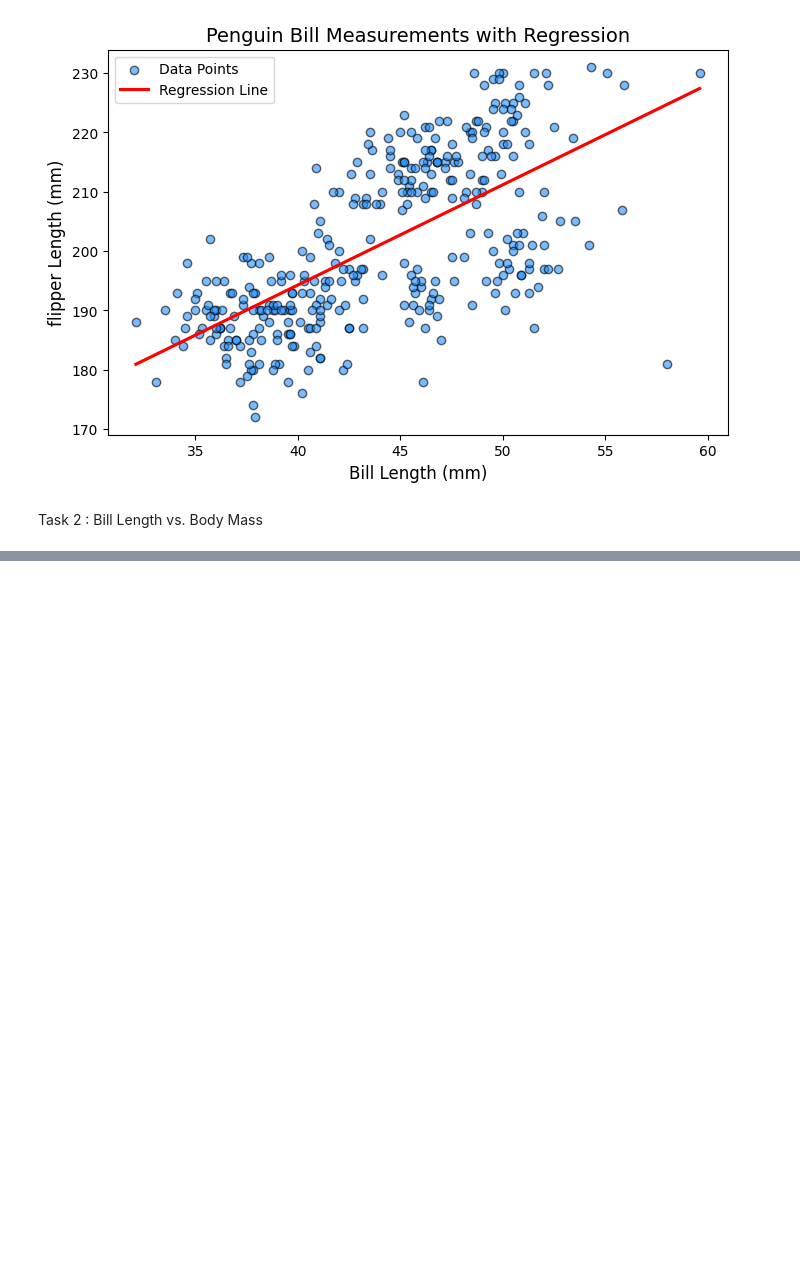
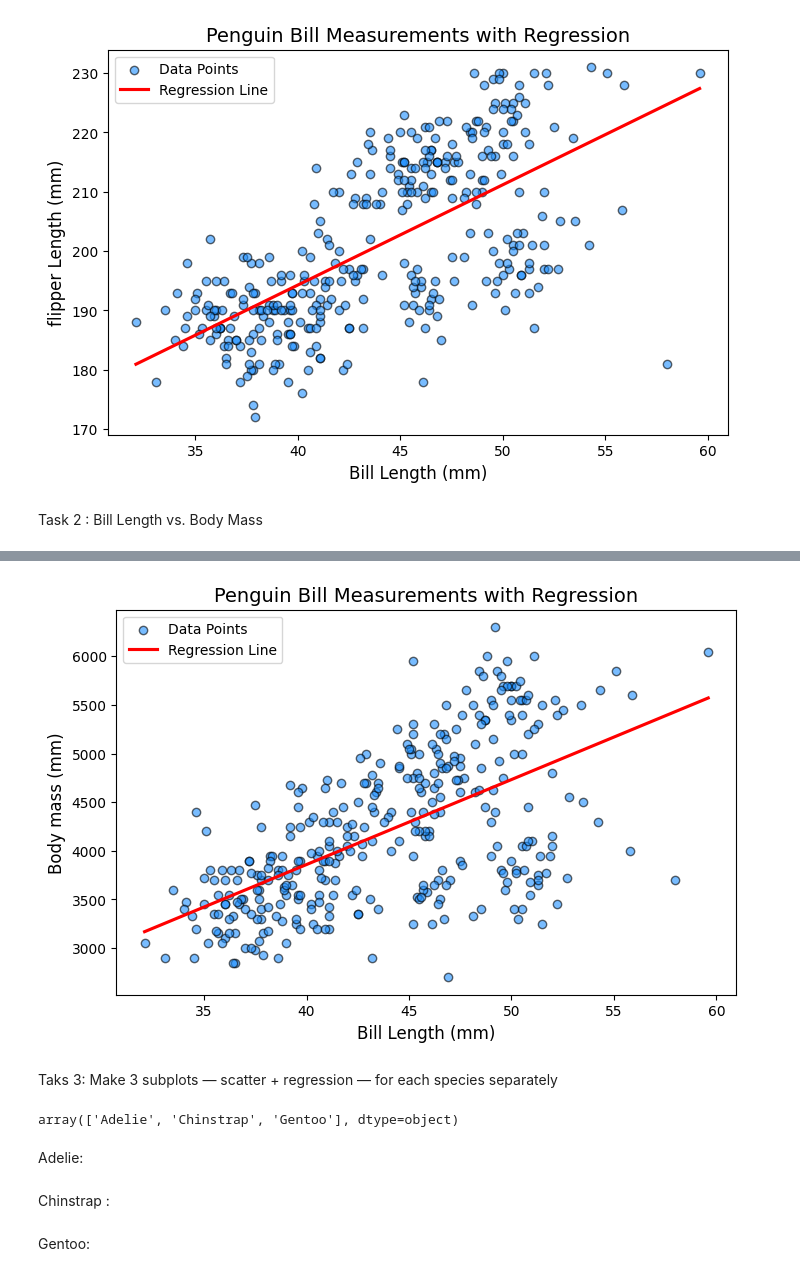
Before and after one commit to surafelmeharihaile-ai/Data110, a Jupyter notebook: Week_7_Surafel_Haile.ipynb, the cells around one changed output, grey strips where cells are left out. Drawn from its saved outputs; the diff is of its cells as text; code cells hidden in the pictures; blank space fills up the shorter version.

```diff
--- a/Week_7_Surafel_Haile.ipynb
+++ b/Week_7_Surafel_Haile.ipynb
@@ -121,13 +123,28 @@ plt.show()
 # %%
 plt.figure(figsize=(8, 5))
 
-plt.scatter(penguins["bill_length_mm"], penguins["flipper_length_mm"], color="dodgerblue", alpha=0.6, edgecolors="black", label="Data Points")
+plt.scatter(penguins["bill_length_mm"], penguins["body_mass_g"], color="dodgerblue", alpha=0.6, edgecolors="black", label="Data Points")
 
-sns.regplot(data=penguins, x="bill_length_mm", y="flipper_length_mm", scatter=False, color="red", ci=None, label="Regression Line")
+sns.regplot(data=penguins, x="bill_length_mm", y="body_mass_g", scatter=False, color="red", ci=None, label="Regression Line")
 
 plt.xlabel("Bill Length (mm)", fontsize=12)
-plt.ylabel("flipper Length (mm)", fontsize=12)
+plt.ylabel("Body mass (mm)", fontsize=12)
 plt.title("Penguin Bill Measurements with Regression", fontsize=14)
 
 plt.legend()
 plt.show()
+# %% [output]
+[figure, added]
+# %% [markdown]
+Taks 3:  Make 3 subplots — scatter + regression — for each species separately
+# %%
+penguins_adeile=penguins[penguins['species']=='Adelie']
+penguins['species'].unique()
+# %% [output]
+array(['Adelie', 'Chinstrap', 'Gentoo'], dtype=object)
+# %% [markdown]
+Adelie:
+# %% [markdown]
+Chinstrap :
+# %% [markdown]
+ Gentoo:
```
Also changed, not shown: parts of 2 cells of this notebook.
